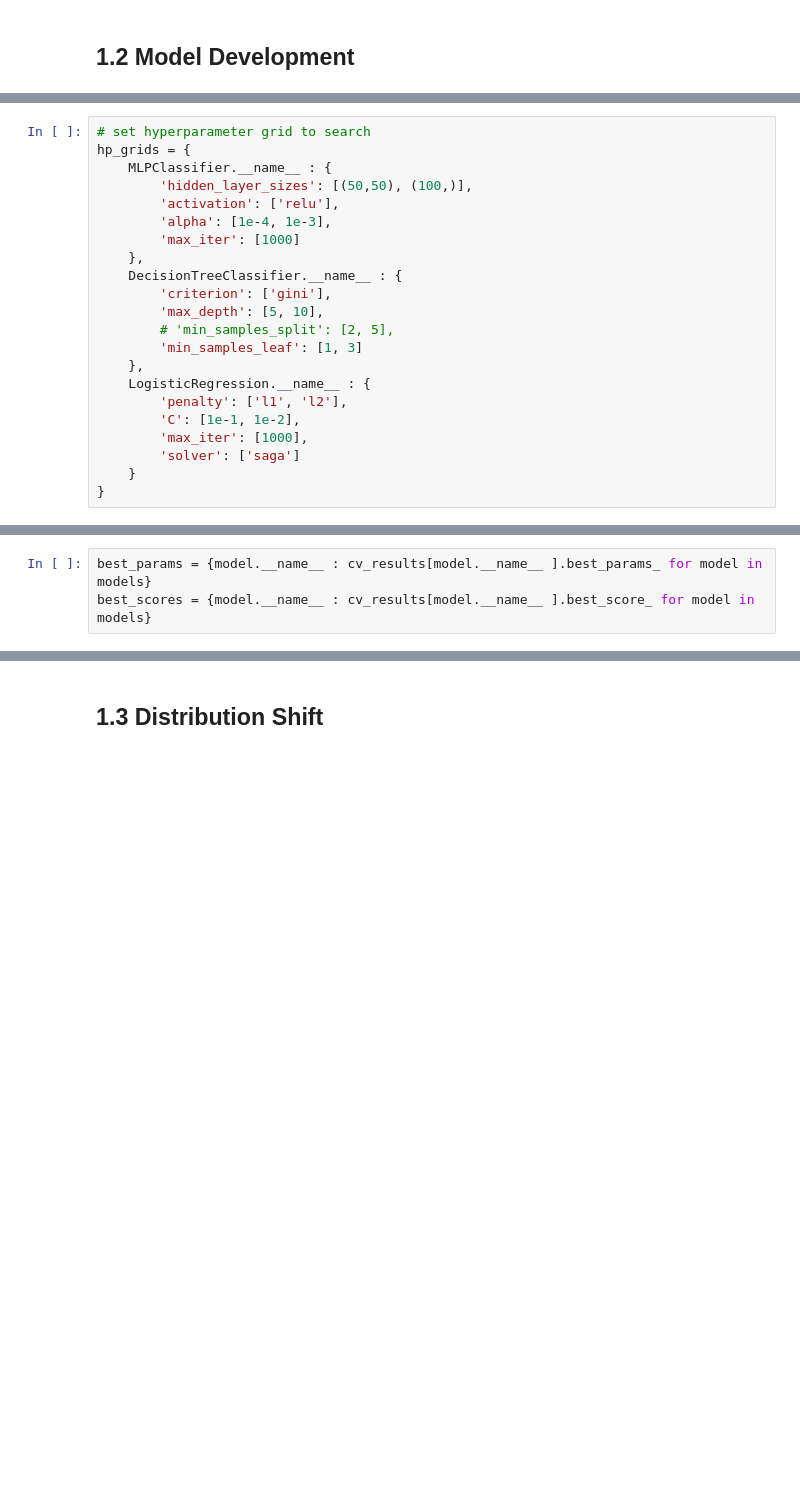
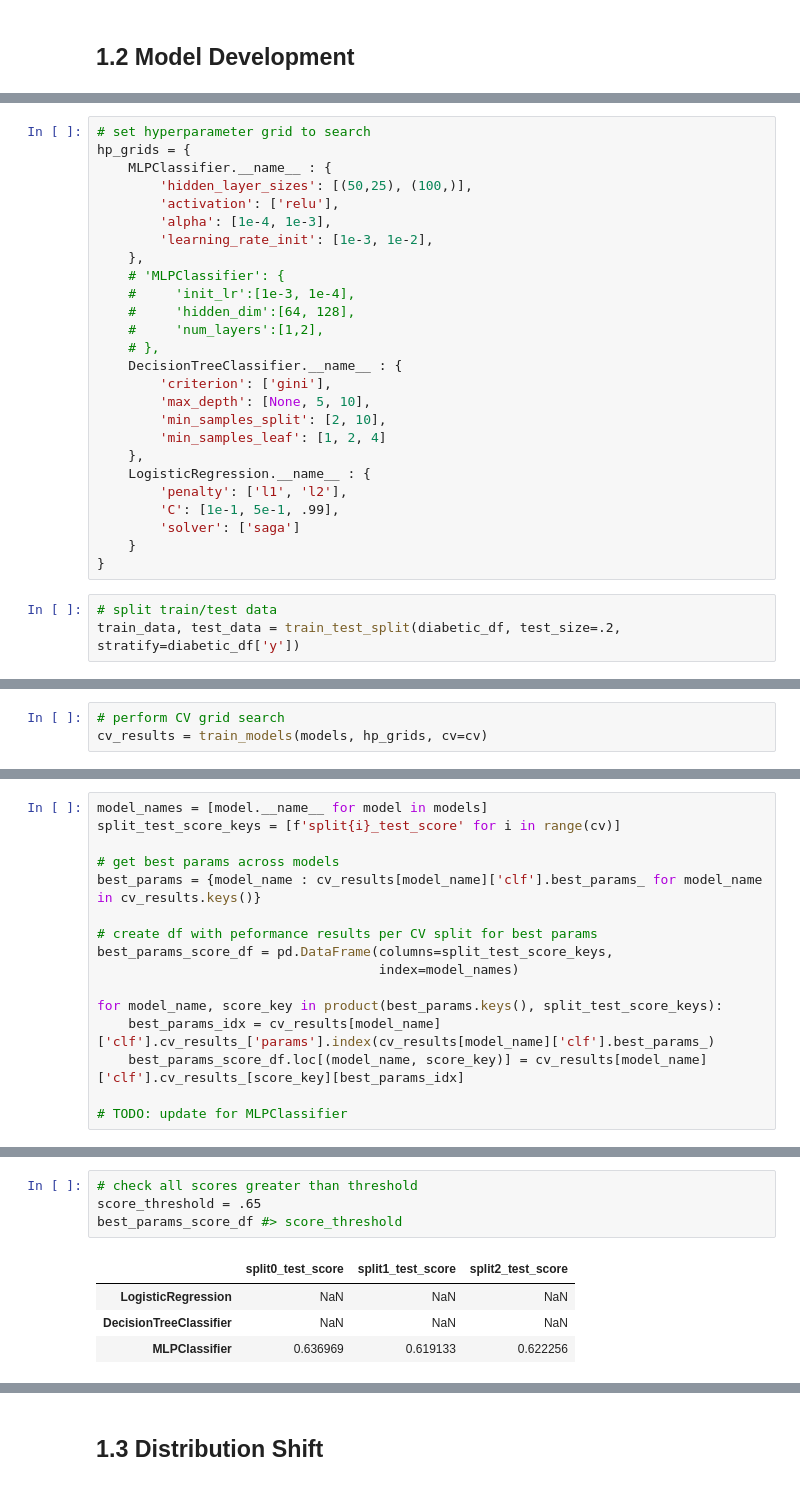
Before and after one commit to furtherAdu/cph-200C, a Jupyter notebook: notebooks/pset1.ipynb, the cells around one changed output, grey strips where cells are left out. Drawn from its saved outputs; the diff is of its cells as text; blank space fills up the shorter version.

```diff
--- a/notebooks/pset1.ipynb
+++ b/notebooks/pset1.ipynb
@@ -143,21 +176,28 @@ models = [DecisionTreeClassifier, MLPClassifier, LogisticRegression]
 # set hyperparameter grid to search
 hp_grids = {
     MLPClassifier.__name__ : {
-        'hidden_layer_sizes': [(50,50), (100,)],
+        'hidden_layer_sizes': [(50,25), (100,)],
         'activation': ['relu'],
         'alpha': [1e-4, 1e-3],
-        'max_iter': [1000]
+        'learning_rate_init': [1e-3, 1e-2],
     },
+    # 'MLPClassifier': {
+    #     'init_lr':[1e-3, 1e-4],
+    #     'hidden_dim':[64, 128],
+    #     'num_layers':[1,2],
+    # },
     DecisionTreeClassifier.__name__ : {
         'criterion': ['gini'],
-        'max_depth': [5, 10],
-        # 'min_samples_split': [2, 5],
-        'min_samples_leaf': [1, 3]
+        'max_depth': [None, 5, 10],
+        'min_samples_split': [2, 10],
+        'min_samples_leaf': [1, 2, 4]
     },
     LogisticRegression.__name__ : {
         'penalty': ['l1', 'l2'],
-        'C': [1e-1, 1e-2],
-        'max_iter': [1000],
+        'C': [1e-1, 5e-1, .99],
         'solver': ['saga']
     }
 }
+# %%
+# split train/test data
+train_data, test_data = train_test_split(diabetic_df, test_size=.2, stratify=diabetic_df['y'])
@@ -208,0 +278,3 @@ for i, model in enumerate(models):
+# %%
+# perform CV grid search
+cv_results = train_models(models, hp_grids, cv=cv)
@@ -209,3 +344,16 @@ for i, model in enumerate(models):
 # %%
-best_params = {model.__name__ : cv_results[model.__name__ ].best_params_ for model in models}
-best_scores = {model.__name__ : cv_results[model.__name__ ].best_score_ for model in models}
+model_names = [model.__name__ for model in models]
+split_test_score_keys = [f'split{i}_test_score' for i in range(cv)]
+
+# get best params across models
+best_params = {model_name : cv_results[model_name]['clf'].best_params_ for model_name in cv_results.keys()}
+
+# create df with peformance results per CV split for best params
+best_params_score_df = pd.DataFrame(columns=split_test_score_keys,
+                                    index=model_names)
+
+for model_name, score_key in product(best_params.keys(), split_test_score_keys):
+    best_params_idx = cv_results[model_name]['clf'].cv_results_['params'].index(cv_results[model_name]['clf'].best_params_)
+    best_params_score_df.loc[(model_name, score_key)] = cv_results[model_name]['clf'].cv_results_[score_key][best_params_idx]
+
+# TODO: update for MLPClassifier
@@ -237,0 +360,9 @@ best_classifier_name
+# %%
+# check all scores greater than threshold
+score_threshold = .65
+best_params_score_df #> score_threshold
+# %% [output]
+|  | split0_test_score | split1_test_score | split2_test_score |
+| LogisticRegression | NaN | NaN | NaN |
+| DecisionTreeClassifier | NaN | NaN | NaN |
+| MLPClassifier | 0.636969 | 0.619133 | 0.622256 |
```
Also changed, not shown: parts of 31 cells of this notebook, 6 other files.
